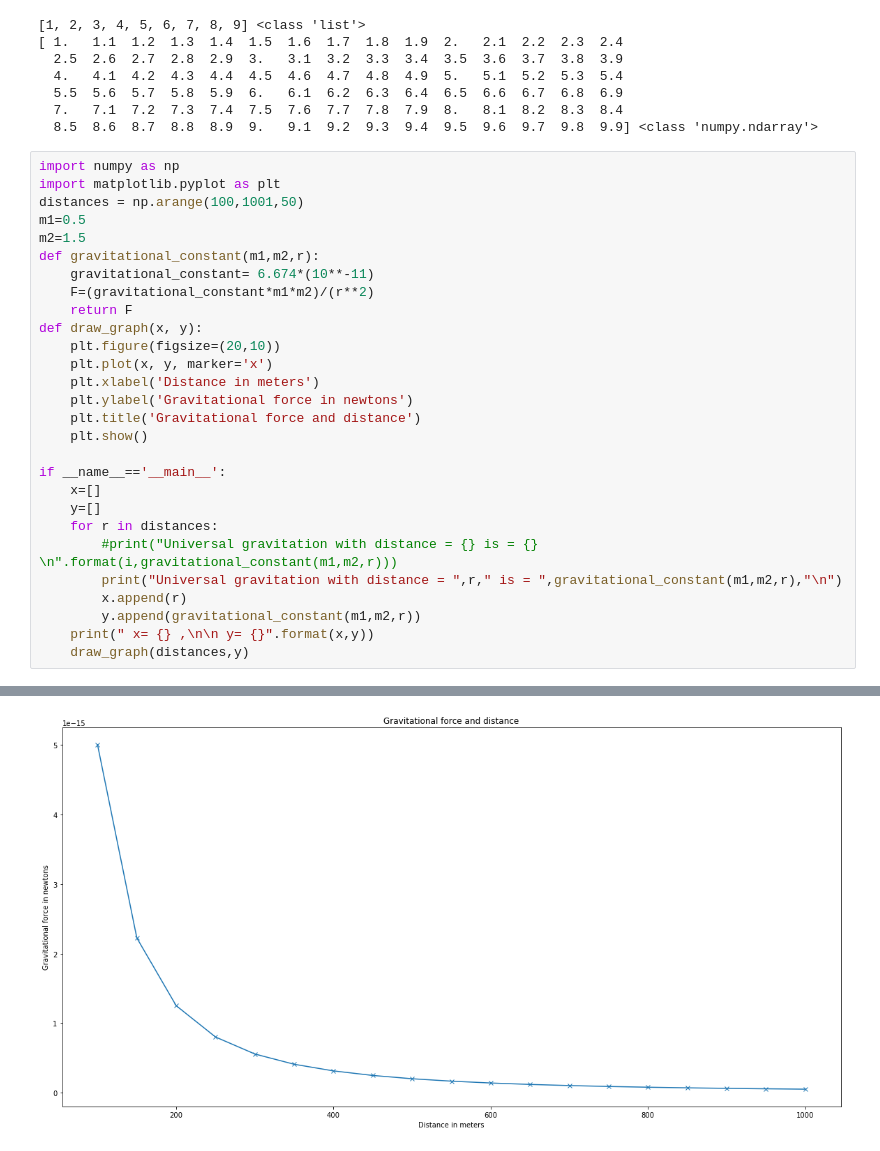
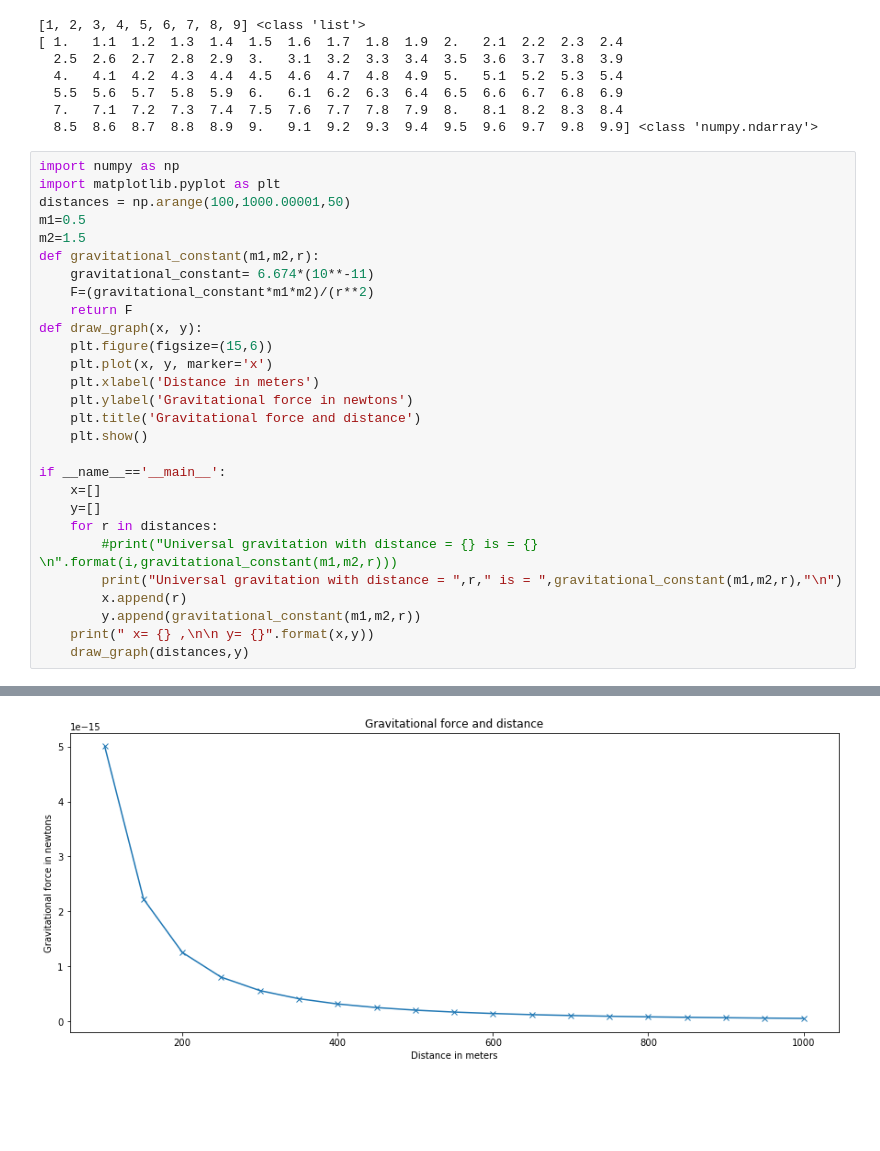
Before and after one commit to TrinhDinhPhuc/TetHolidayWithPython, a Jupyter notebook: Doing math with python/Chapter2 -Visualizing data with graphs.ipynb, the cells around one changed output, grey strips where cells are left out. Cells and saved outputs as stored; diff of their text form; blank space fills up the shorter version.

```diff
--- a/Doing math with python/Chapter2 -Visualizing data with graphs.ipynb
+++ b/Doing math with python/Chapter2 -Visualizing data with graphs.ipynb
@@ -305,7 +305,7 @@ print(distances,type(distances))
 # %%
 import numpy as np
 import matplotlib.pyplot as plt
-distances = np.arange(100,1001,50)
+distances = np.arange(100,1000.00001,50)
 m1=0.5
 m2=1.5
 def gravitational_constant(m1,m2,r):
@@ -313,7 +313,7 @@ def gravitational_constant(m1,m2,r):
     F=(gravitational_constant*m1*m2)/(r**2)
     return F
 def draw_graph(x, y):
-    plt.figure(figsize=(20,10))
+    plt.figure(figsize=(15,6))
     plt.plot(x, y, marker='x')
     plt.xlabel('Distance in meters')
     plt.ylabel('Gravitational force in newtons')
@@ -349,3 +349,3 @@ Universal gravitation with distance =  350  is =  4.08612244898e-16
 
  y= [5.0054999999999998e-15, 2.2246666666666664e-15, 1.2513749999999999e-15, 8.0087999999999991e-16, 5.561666666666666e-16, 4.0861224489795915e-16, 3.1284374999999999e-16, 2.4718518518518516e-16, 2.00 ...
-[figure, old version]
+[figure, new version]
```
Also changed, not shown: parts of 5 cells of this notebook.
